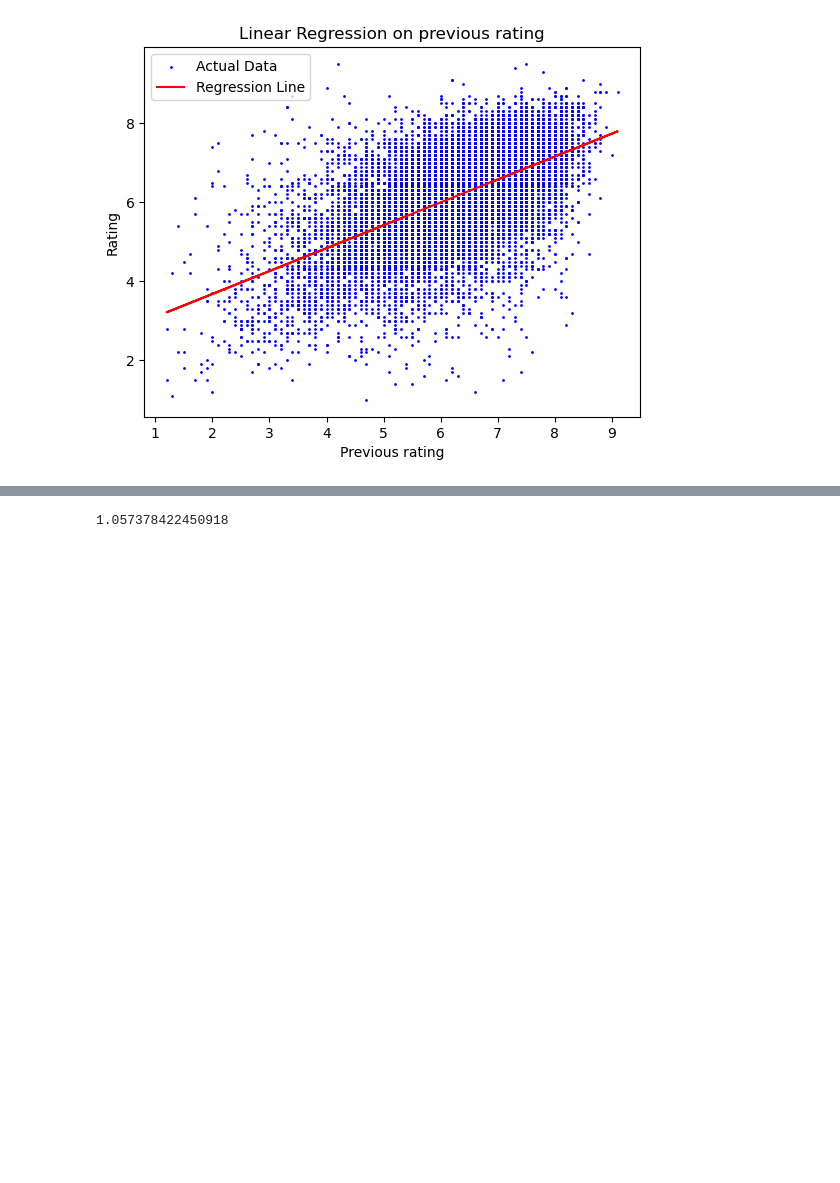
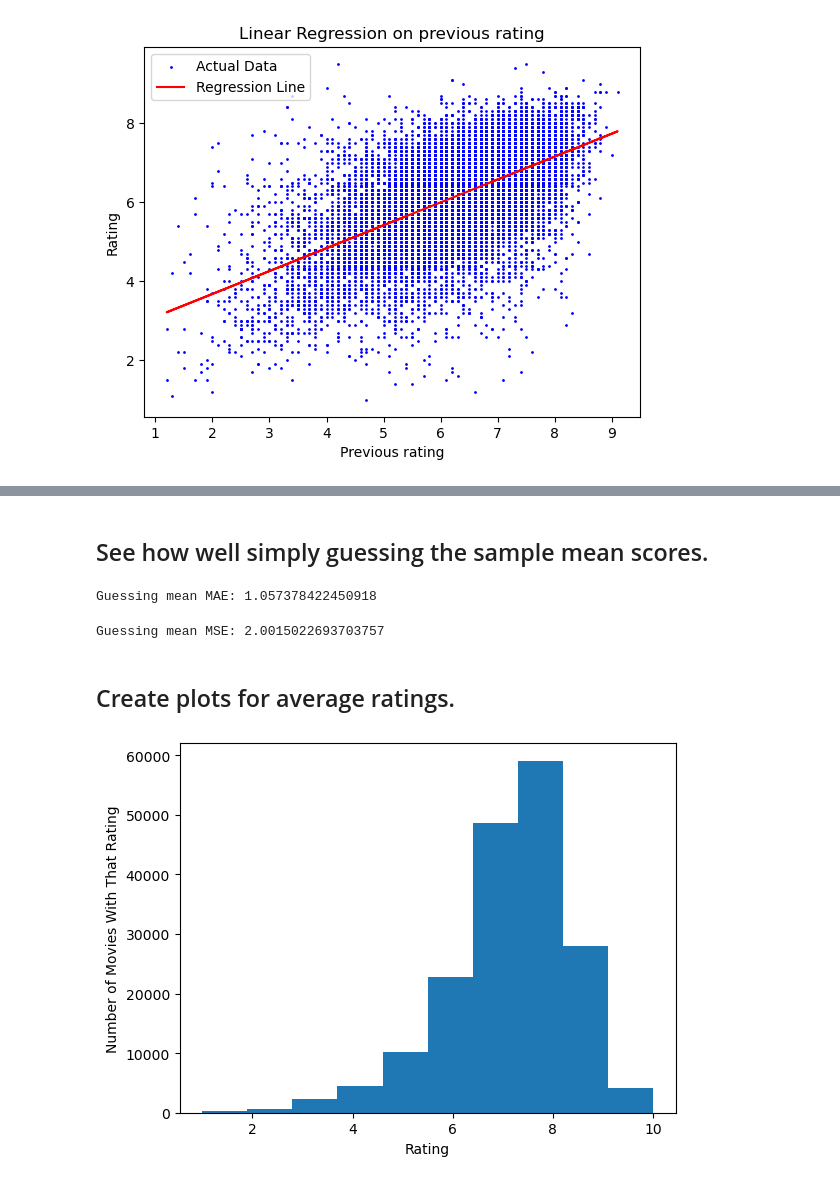
Before and after one commit to connor-mcbride/movie-review-analysis, a Jupyter notebook: director_momentum.ipynb, the cells around one changed output, grey strips where cells are left out. Cells and saved outputs as stored; diff of their text form; code cells hidden in the pictures; blank space fills up the shorter version.

Commit message:
added plot

```diff
--- a/director_momentum.ipynb
+++ b/director_momentum.ipynb
@@ -296,9 +296,30 @@ plt.show()
+# %% [markdown]
+## See how well simply guessing the sample mean scores.
 # %%
 E_x = directors_ratings_df["averageRating"].mean()
 diffs = []
 for x in X:
     d = abs(x - E_x)
     diffs.append(d)
-print(np.mean(diffs))
+print(f"Guessing mean MAE: {np.mean(diffs)}")
 # %% [output]
-1.057378422450918
+Guessing mean MAE: 1.057378422450918
+# %%
+diffs = []
+for x in X:
+    d = (x - E_x)**2
+    diffs.append(d)
+print(f"Guessing mean MSE: {np.mean(diffs)}")
+# %% [output]
+Guessing mean MSE: 2.0015022693703757
+# %% [markdown]
+## Create plots for average ratings.
+# %%
+# Average Ratings.
+
+plt.hist(directors_ratings_df["averageRating"])
+plt.xlabel("Rating")
+plt.ylabel("Number of Movies With That Rating")
+plt.show()
+# %% [output]
+[figure, added]
```
Also changed, not shown: parts of 2 cells of this notebook.
